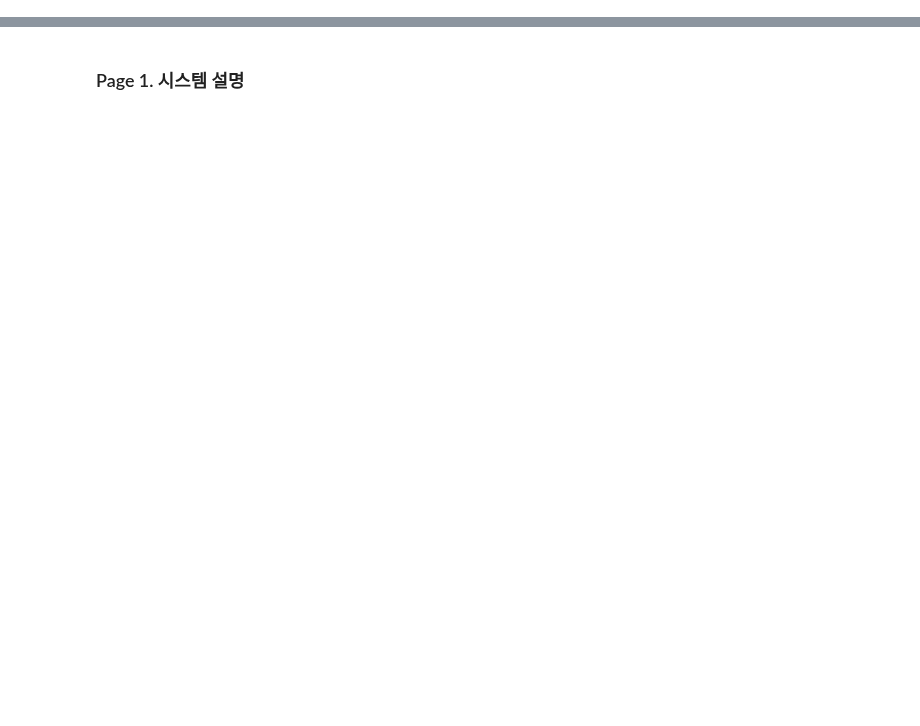
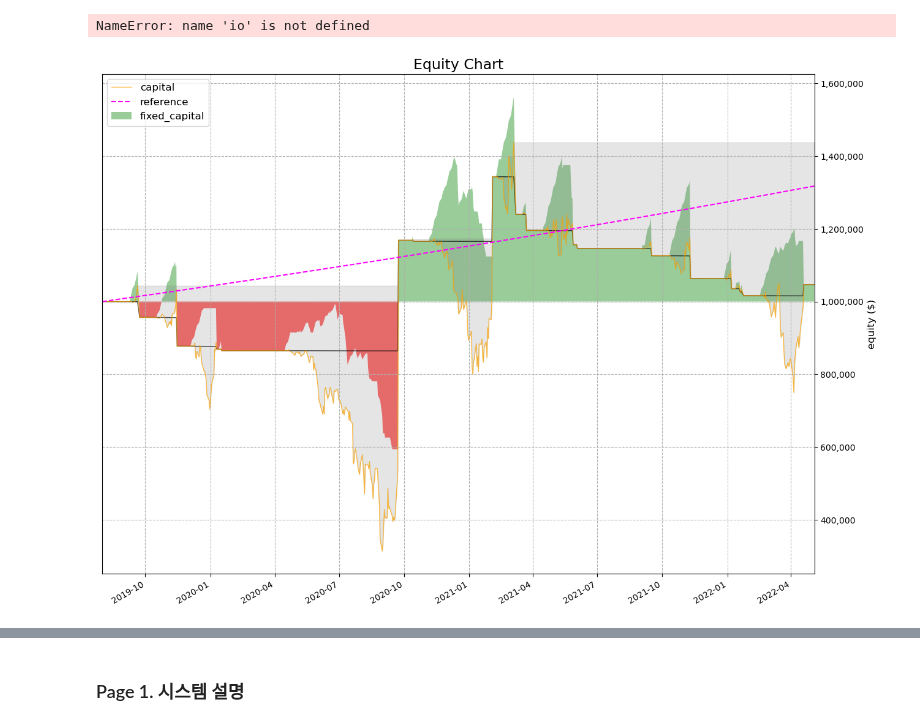
Before and after one commit to zipu/Trading, a Jupyter notebook: pdfcreatetest.ipynb, the cells around one changed output, grey strips where cells are left out. Drawn from its saved outputs; the diff is of its cells as text; code cells hidden in the pictures; blank space fills up the shorter version.

```diff
--- a/pdfcreatetest.ipynb
+++ b/pdfcreatetest.ipynb
@@ -17,0 +28,4 @@ with open('03.전략연구/systems/system2.yaml', encoding='utf-8') as f:
+# %%
+trader = bt.Trader(systems=[system1])
+system = trader.systems[0]
+trader.run()
@@ -17,0 +50,11 @@ with open('03.전략연구/systems/system2.yaml', encoding='utf-8') as f:
+# %%
+#equity chart 그림 버퍼에 저장
+equity_chart_img = system.equity_plot()
+buf = io.BytesIO()
+plt.savefig(buf, format='svg')
+buf.seek(0)
+img = svg2rlg(buf)
+img.scale(0.4,0.4)
+# %% [output]
+NameError: name 'io' is not defined
+[figure, added]
```
Also changed, not shown: parts of 37 cells of this notebook, 25 other files.
